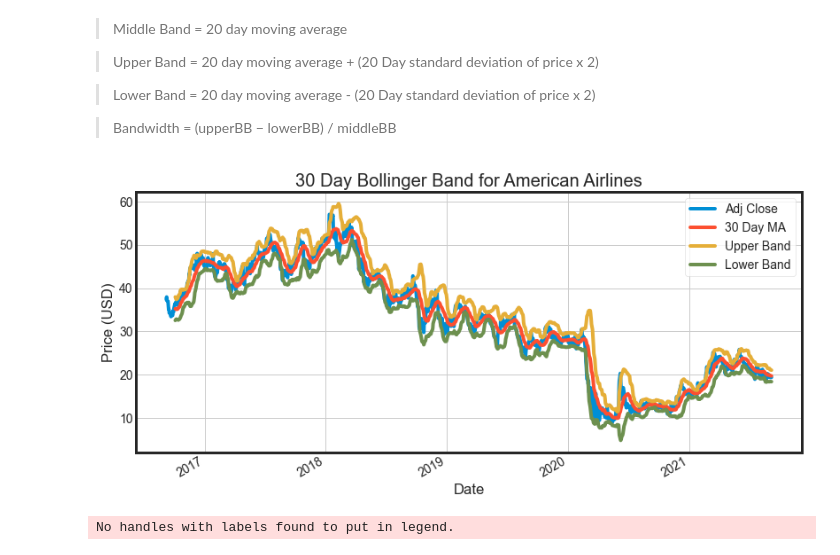
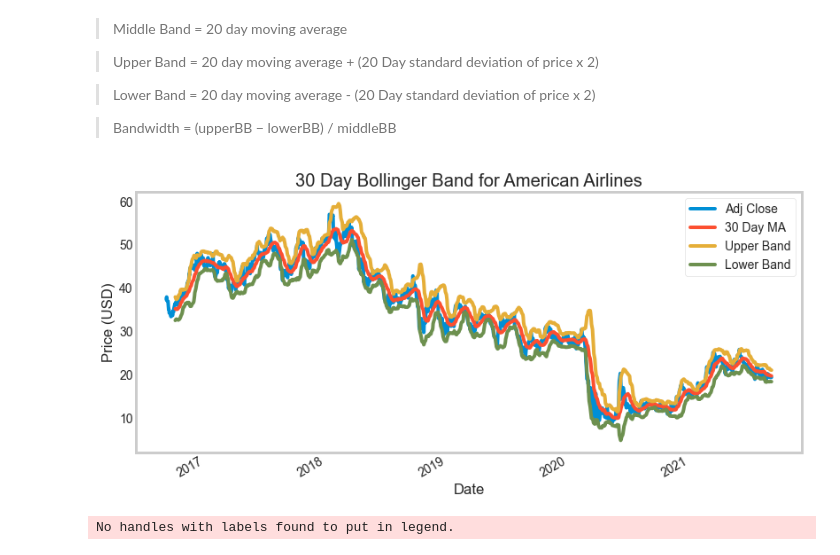
Before and after one commit to miazfryer/airlines_stocks, a Jupyter notebook: 01_EDA.ipynb, the cells around one changed output. Saved outputs shown, nothing was run; the diff lists cells and outputs as text; code cells hidden in the pictures.

Commit message:
images

```diff
--- a/01_EDA.ipynb
+++ b/01_EDA.ipynb
@@ -687,23 +687,23 @@ plt.show()
 # %%
 company_list= [LUV, DAL, AAL, UAL]
 for item in company_list:
     item['30 Day MA'] = item['Adj Close'].rolling(window=20).mean()
 
     # set .std(ddof=0) for population std instead of sample
     item['30 Day STD'] = item['Adj Close'].rolling(window=20).std()
     item['Upper Band'] = item['30 Day MA'] + (item['30 Day STD'] * 2)
     item['Lower Band'] = item['30 Day MA'] - (item['30 Day STD'] * 2)
 
 # Simple 30 Day Bollinger Band for Facebook (2016-2017)
 #with plt.style.context('images/presentation.mplstyle'):
-sns.set_style("white")
+sns.set_style("whitegrid", {'axes.grid' : False})
 AAL[['Adj Close', '30 Day MA', 'Upper Band', 'Lower Band']].plot(figsize=(12,6))
 plt.title('30 Day Bollinger Band for American Airlines')
 plt.ylabel('Price (USD)')
 
-plt.savefig('images/Bollingerg.png')
+#plt.savefig('images/Bollingerg.png')
 # %% [output]
-[figure, old version]
+[figure, new version]
 # %%
 plt.style.use('fivethirtyeight')
 fig = plt.figure(figsize=(12,6))
```
Also changed, not shown: 3 other files.
